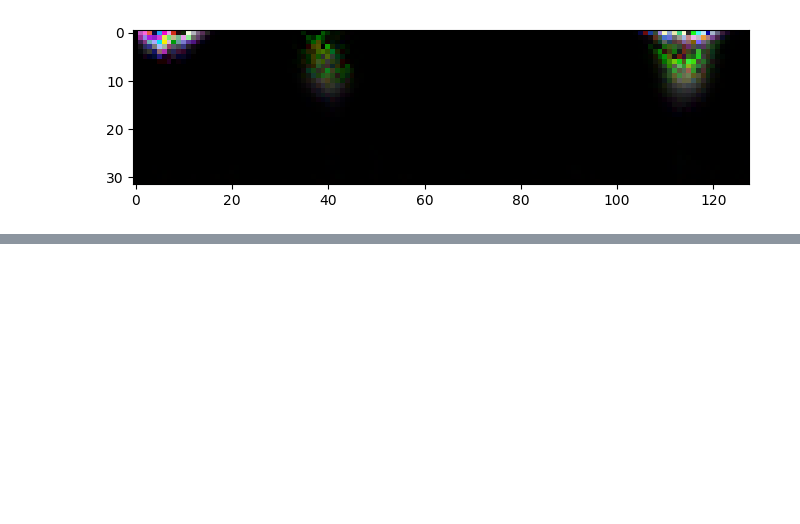
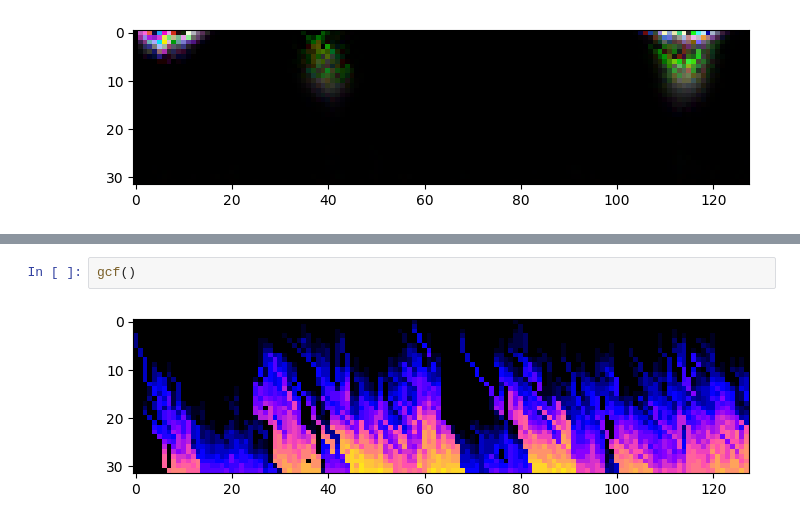
Before and after one commit to michael-betz/Espirgbani, a Jupyter notebook: dev/plasma.ipynb, the cells around one changed output, grey strips where cells are left out. Saved outputs shown, nothing was run; the diff lists cells and outputs as text; blank space fills up the shorter version.

```diff
--- a/dev/plasma.ipynb
+++ b/dev/plasma.ipynb
@@ -106,0 +156,4 @@ frameNumber += 1
+# %%
+gcf()
+# %% [output]
+[figure, added]
```
Also changed, not shown: parts of 17 cells of this notebook, 3 other files.
